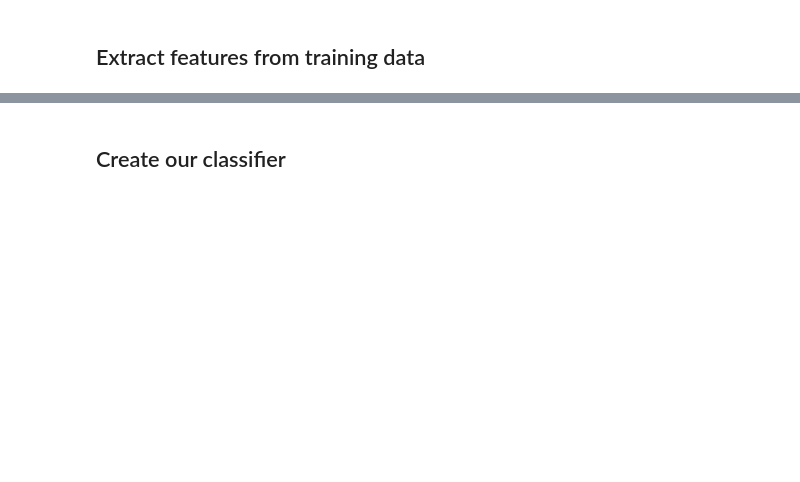
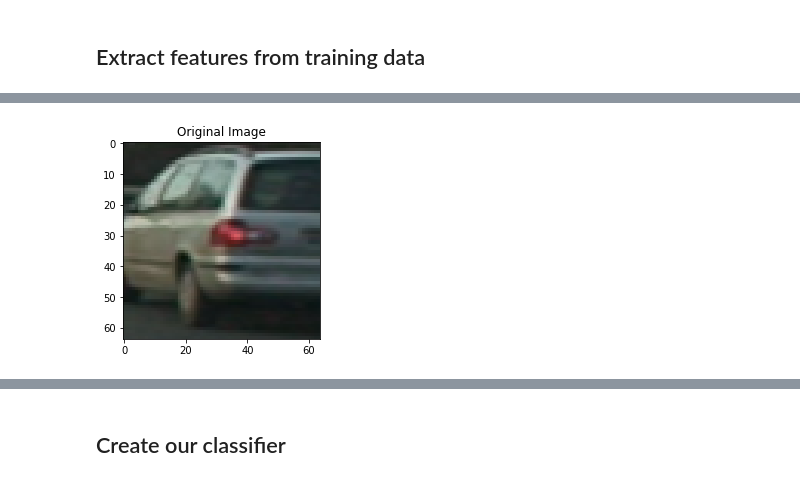
Before and after one commit to tjacobs/CarND-Vehicle-Detection, a Jupyter notebook: Vehicle Detection.ipynb, the cells around one changed output, grey strips where cells are left out. Saved outputs shown, nothing was run; the diff lists cells and outputs as text; code cells hidden in the pictures; blank space fills up the shorter version.

```diff
--- a/Vehicle Detection.ipynb
+++ b/Vehicle Detection.ipynb
@@ -436,0 +282,81 @@ fig.tight_layout()
+# %%
+# Set extraction params
+color_space = 'RGB' # Can be RGB, HSV, LUV, HLS, YUV, YCrCb
+orient = 9  # HOG orientations
+pix_per_cell = 8 # HOG pixels per cell
+cell_per_block = 2 # HOG cells per block
+hog_channel = 0 # Can be 0, 1, 2, or "ALL"
+spatial_size = (16, 16) # Spatial binning dimensions
+hist_bins = 16    # Number of histogram bins
+spatial_feat = True # Spatial features on or off
+hist_feat = True # Histogram features on or off
+hog_feat = True # HOG features on or off
+
+# Iterate through the list of images
+car_features = []
+for file in cars:
+    image = mpimg.imread(file)
+    image_features = single_img_features( image,
+                        color_space = color_space,
+                        spatial_size = spatial_size,
+                        hist_bins = hist_bins,
+                        orient = orient,
+                        pix_per_cell = pix_per_cell,
+                        cell_per_block = cell_per_block,
+                        hog_channel = hog_channel,
+                        spatial_feat = spatial_feat,
+                        hist_feat = hist_feat,
+                        hog_feat = hog_feat)
+    car_features.append(image_features)
+
+notcar_features = []
+for file in notcars:
+    image = mpimg.imread(file)
+    image_features = single_img_features( image,
+                        color_space = color_space,
+                        spatial_size = spatial_size,
+                        hist_bins = hist_bins,
+                        orient = orient,
+                        pix_per_cell = pix_per_cell,
+                        cell_per_block = cell_per_block,
+                        hog_channel = hog_channel,
+                        spatial_feat = spatial_feat,
+                        hist_feat = hist_feat,
+                        hog_feat = hog_feat)
+    notcar_features.append(image_features)
+
+
+print( "Number of features in cars: " + str( len(car_features[0]) ) )
+print( "Number of features in notcars: " + str( len(notcar_features[0]) ) )
+
+print( "Number of cars: " + str( len(car_features) ) )
+print( "Number of notcars: " + str( len(notcar_features) ) )
+
+# Create an array stack of feature vectors
+X = np.vstack((car_features, notcar_features)).astype(np.float64)
+
+print( "X shape: " + str( X.shape ) )
+
+# Fit a per-column scaler
+X_scaler = StandardScaler().fit(X)
+
+# Apply the scaler to X
+scaled_X = X_scaler.transform(X)
+
+# Plot an example of raw and scaled features
+car_ind = np.random.randint(0, len(cars)) # Pick a random car
+fig = plt.figure(figsize=(12,4))
+plt.subplot(131)
+plt.imshow(mpimg.imread(cars[car_ind]))
+plt.title('Original Image')
+
+fig = plt.figure(figsize=(15, 4))
+plt.plot(X[car_ind])
+plt.title('Raw Features')
+fig.tight_layout()
+
+fig = plt.figure(figsize=(15, 4))
+plt.plot(scaled_X[car_ind])
+plt.title('Normalized Features')
+fig.tight_layout()
+# %% [output]
@@ -436,0 +368 @@ fig.tight_layout()
+[figure, added]
```
Also changed, not shown: parts of 18 cells of this notebook.
